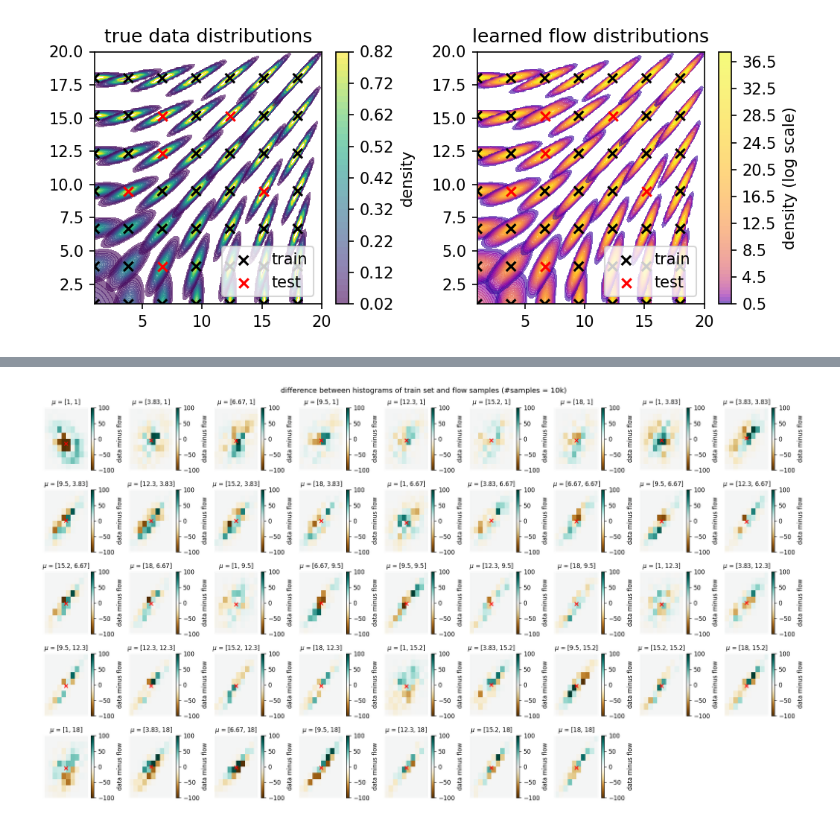
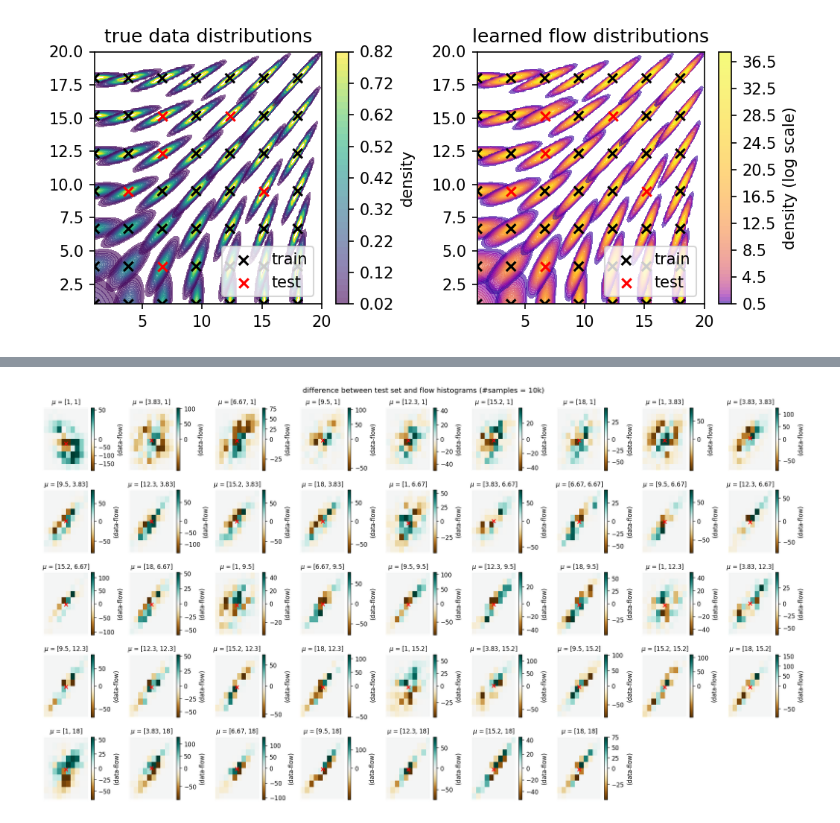
Before and after one commit to phinate/flow-interpolation, a Jupyter notebook: toy_problem.ipynb, the cells around one changed output, grey strips where cells are left out. Saved outputs shown, nothing was run; the diff lists cells and outputs as text; code cells hidden in the pictures.

```diff
--- a/toy_problem.ipynb
+++ b/toy_problem.ipynb
@@ -353,7 +353,7 @@ bins, bins
 
 
 test_data_hists, test_x_bins, test_y_bins = sample.make_data_hists2d(test_samples, density=False)#, bins=np.vstack([bins,bins]))
-flow_hists, _ = sample.hist2d_from_flows_with_error(flows, test_x_bins, test_y_bins, feature_scaler, context_scaler=context_scaler, context=test, num_samples=10000, density=False)#, return_bins=True)
+flow_hists, errs = sample.hist2d_from_flows_with_error(flows, test_x_bins, test_y_bins, feature_scaler, context_scaler=context_scaler, context=test, num_samples=10000, density=False)#, return_bins=True)
 
 from scipy.stats import chisquare
 
@@ -365,17 +365,17 @@ from scipy.stats import chisquare
 
 min_level, max_level = -100, 100
 def hist_plot_flow(dct):
-    fh, dh, *bins, test= dct["data"]
+    fh, dh, *bins, test, e= dct["data"]
     ax = dct["ax"]
     XX, YY = np.meshgrid(bins[0], bins[1])
     pairs = jnp.hstack((XX.reshape(-1,1), YY.reshape(-1,1)))
     # pdf = gaussian_2d_pdf(pairs, jnp.array(test[i]), test_covs[i]).reshape(XX.shape)
     err = (dh-fh)
-    # min_level, max_level = np.min(err), np.max(err)
+    min_level, max_level = np.nanmin(err[np.isfinite(err)]), np.nanmax(err[np.isfinite(err)])
     divnorm=colors.TwoSlopeNorm(vmin=min_level, vcenter=0., vmax=max_level)
-    a = ax.pcolormesh(XX, YY, (err.T), norm=divnorm, cmap="BrBG")
+    a = ax.pcolormesh(XX, YY, (err.T), cmap="BrBG", norm=divnorm)
     # ax.contourf(XX, YY, pdf, levels=levels, alpha=0.4, cmap='cool')
-    plt.colorbar(a, ax=ax, label='data minus flow')
+    plt.colorbar(a, ax=ax, label='(data-flow)')
     ax.set_title(f"$\mu$ = [{test[0]:.3g}, {test[1]:.3g}]", size="medium")
     ax.scatter(*test, marker='x', c='red', label="$\mu$")
     # ax.legend(loc="upper left", fontsize="tiny")
@@ -384,10 +384,10 @@ def hist_plot_flow(dct):
 
 
 autogrid(
-    list(zip(flow_hists, test_data_hists, test_x_bins, test_y_bins, test)),
+    list(zip(flow_hists, test_data_hists, test_x_bins, test_y_bins, test, errs)),
     hist_plot_flow,
     subplot_kwargs=subplot_settings,
-    title="difference between histograms of test set and flow samples (#samples = 10k)"
+    title="difference between test set and flow histograms (#samples = 10k)"
 );
-# plt.savefig('histdifftest.pdf', bbox_inches='tight')
+# plt.savefig('histdifftest-errors.pdf', bbox_inches='tight')
 # %% [output]
@@ -395,15 +395,15 @@ autogrid(
 # %%
 
 train_data_hists, train_x_bins, train_y_bins = sample.make_data_hists2d(train_samples, density=False)#, bins=np.vstack([bins,bins]))
-flow_hists_train, _ = sample.hist2d_from_flows_with_error(flows, train_x_bins, train_y_bins, feature_scaler, context_scaler=context_scaler, context=train_context, num_samples=10000, density=False)#, return_bins=True)
+flow_hists_train, errs = sample.hist2d_from_flows_with_error(flows, train_x_bins, train_y_bins, feature_scaler, context_scaler=context_scaler, context=train_context, num_samples=10000, density=False)#, return_bins=True)
 
 
 autogrid(
-    list(zip(flow_hists_train, train_data_hists, train_x_bins, train_y_bins, train_context)),
+    list(zip(flow_hists_train, train_data_hists, train_x_bins, train_y_bins, train_context, errs)),
     hist_plot_flow,
-        title="difference between histograms of train set and flow samples (#samples = 10k)"
+    title="difference between test set and flow histograms (#samples = 10k)"
 );
 
-plt.savefig('histdifftrain-unscaled.pdf', bbox_inches='tight')
+plt.savefig('histdifftrain-reallyunscaled.pdf', bbox_inches='tight')
 # %% [output]
-[figure, old version]
+[figure, new version]
```
Also changed, not shown: parts of 2 cells of this notebook, 16 other files.
